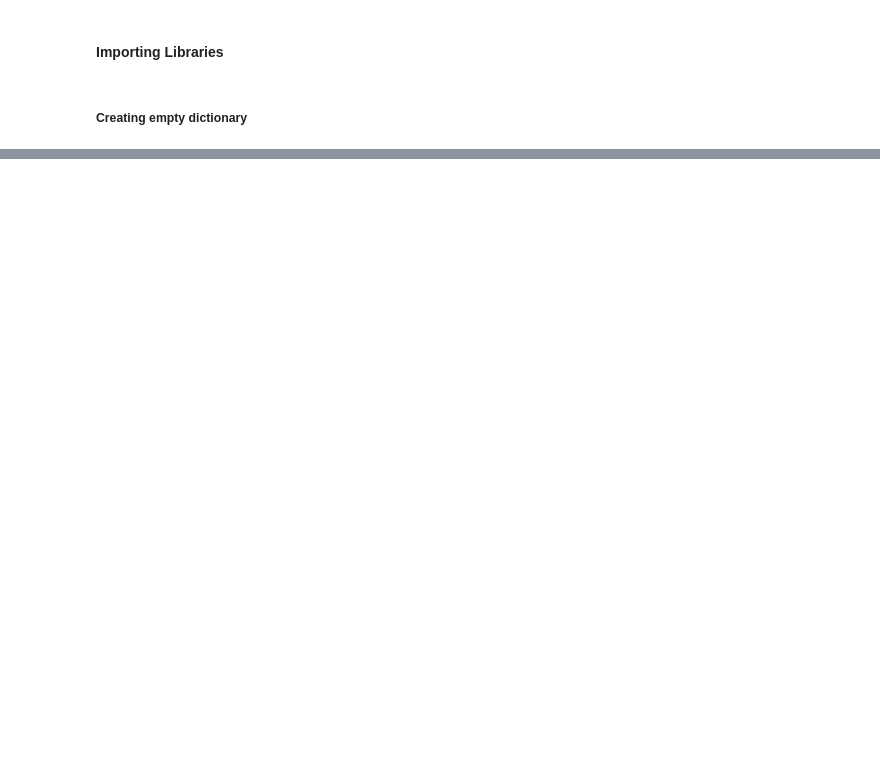
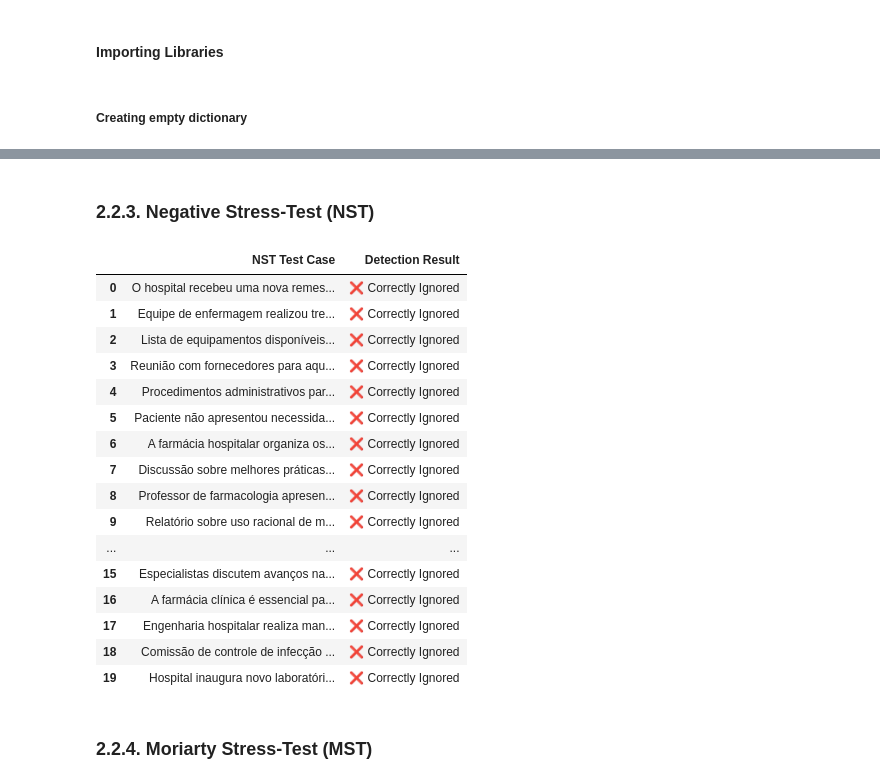
Before and after one commit to Gustavo-Bernardino/ICU_Dictionary_and_DLP_Prototype, a Jupyter notebook: Identifier_Builder.ipynb, the cells around one changed output, grey strips where cells are left out. Saved outputs shown, nothing was run; the diff lists cells and outputs as text; code cells hidden in the pictures; blank space fills up the shorter version.

```diff
--- a/Identifier_Builder.ipynb
+++ b/Identifier_Builder.ipynb
@@ -703,0 +906,52 @@ print("ICU DLP Dictionary saved as JSON ✅")
+# %% [markdown]
+### 2.2.3. Negative Stress-Test (NST)
+# %%
+nst_cases = [
+    "O hospital recebeu uma nova remessa de seringas.",
+    "Equipe de enfermagem realizou treinamento em cuidados intensivos.",
+    "Lista de equipamentos disponíveis no setor de emergência.",
+    "Reunião com fornecedores para aquisição de novos insumos.",
+    "Procedimentos administrativos para solicitação de medicamentos.",
+    "Paciente não apresentou necessidade de medicação adicional.",
+    "A farmácia hospitalar organiza os estoques semanalmente.",
+    "Discussão sobre melhores práticas em prescrição médica.",
+    "Professor de farmacologia apresenta nova pesquisa.",
+    "Relatório sobre uso racional de medicamentos na UTI.",
+    "Insumos médicos estão disponíveis para enfermagem.",
+    "Política de segurança hospitalar reforçada.",
+    "Gestão hospitalar planeja novas estratégias para atendimento.",
+    "Pesquisa avalia eficácia de tratamento não farmacológico.",
+    "Artigo publicado sobre tendências em terapias médicas.",
+    "Especialistas discutem avanços na área de anestesiologia.",
+    "A farmácia clínica é essencial para otimizar prescrições.",
+    "Engenharia hospitalar realiza manutenção em ventiladores.",
+    "Comissão de controle de infecção analisa novos protocolos.",
+    "Hospital inaugura novo laboratório de análises clínicas."
+]
+
+# Apply regex
+nst_results = ["✅ Matched" if re.search(Content_Identifier, case, re.IGNORECASE) else "❌ Correctly Ignored" for case in nst_cases]
+
+# Display results
+df_nst_results = pd.DataFrame({"NST Test Case": nst_cases, "Detection Result": nst_results})
+df_nst_results.style
+# %% [output]
+|  | NST Test Case | Detection Result |
+| 0 | O hospital recebeu uma nova remes... | ❌ Correctly Ignored |
+| 1 | Equipe de enfermagem realizou tre... | ❌ Correctly Ignored |
+| 2 | Lista de equipamentos disponíveis... | ❌ Correctly Ignored |
+| 3 | Reunião com fornecedores para aqu... | ❌ Correctly Ignored |
+| 4 | Procedimentos administrativos par... | ❌ Correctly Ignored |
+| 5 | Paciente não apresentou necessida... | ❌ Correctly Ignored |
+| 6 | A farmácia hospitalar organiza os... | ❌ Correctly Ignored |
+| 7 | Discussão sobre melhores práticas... | ❌ Correctly Ignored |
+| 8 | Professor de farmacologia apresen... | ❌ Correctly Ignored |
+| 9 | Relatório sobre uso racional de m... | ❌ Correctly Ignored |
+| ... | ... | ... |
+| 15 | Especialistas discutem avanços na... | ❌ Correctly Ignored |
+| 16 | A farmácia clínica é essencial pa... | ❌ Correctly Ignored |
+| 17 | Engenharia hospitalar realiza man... | ❌ Correctly Ignored |
+| 18 | Comissão de controle de infecção ... | ❌ Correctly Ignored |
+| 19 | Hospital inaugura novo laboratóri... | ❌ Correctly Ignored |
+# %% [markdown]
+### 2.2.4. Moriarty Stress-Test (MST)
```
Also changed, not shown: parts of 122 cells of this notebook, 1 other file.
